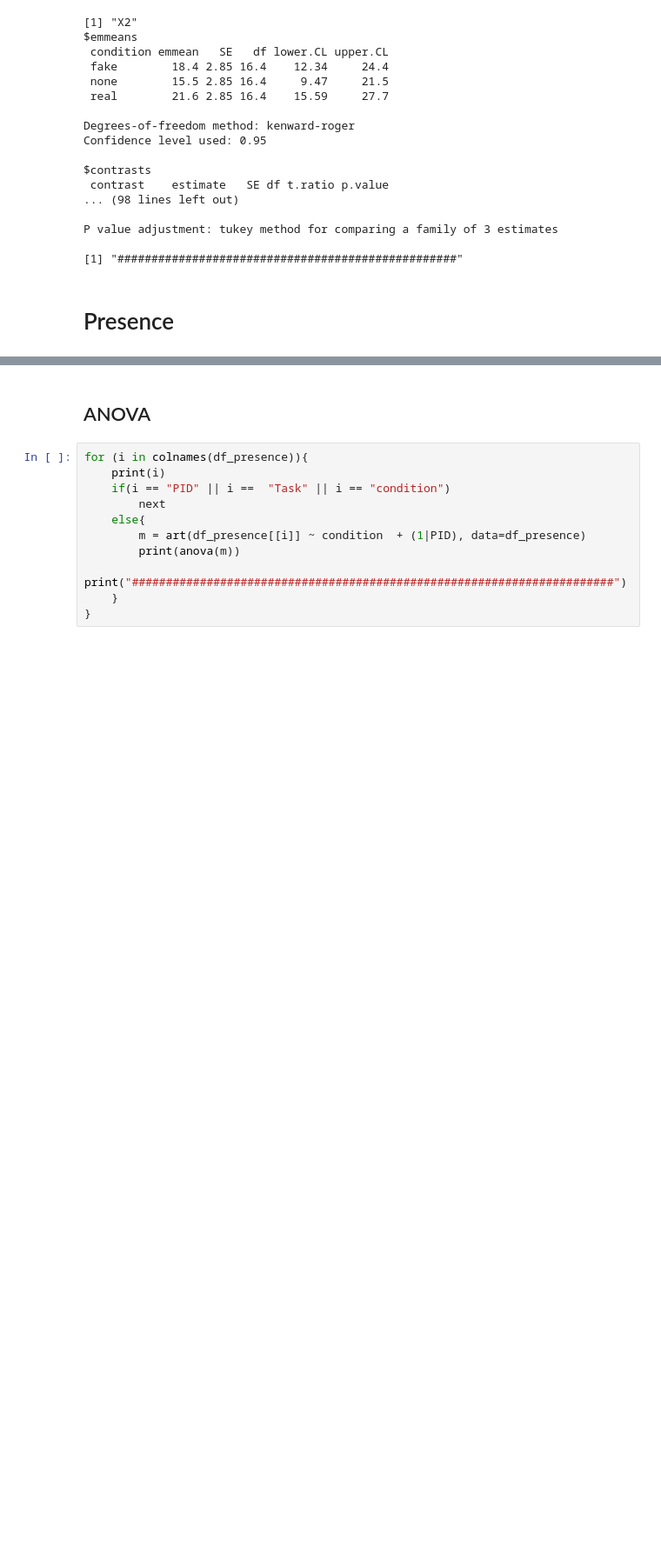
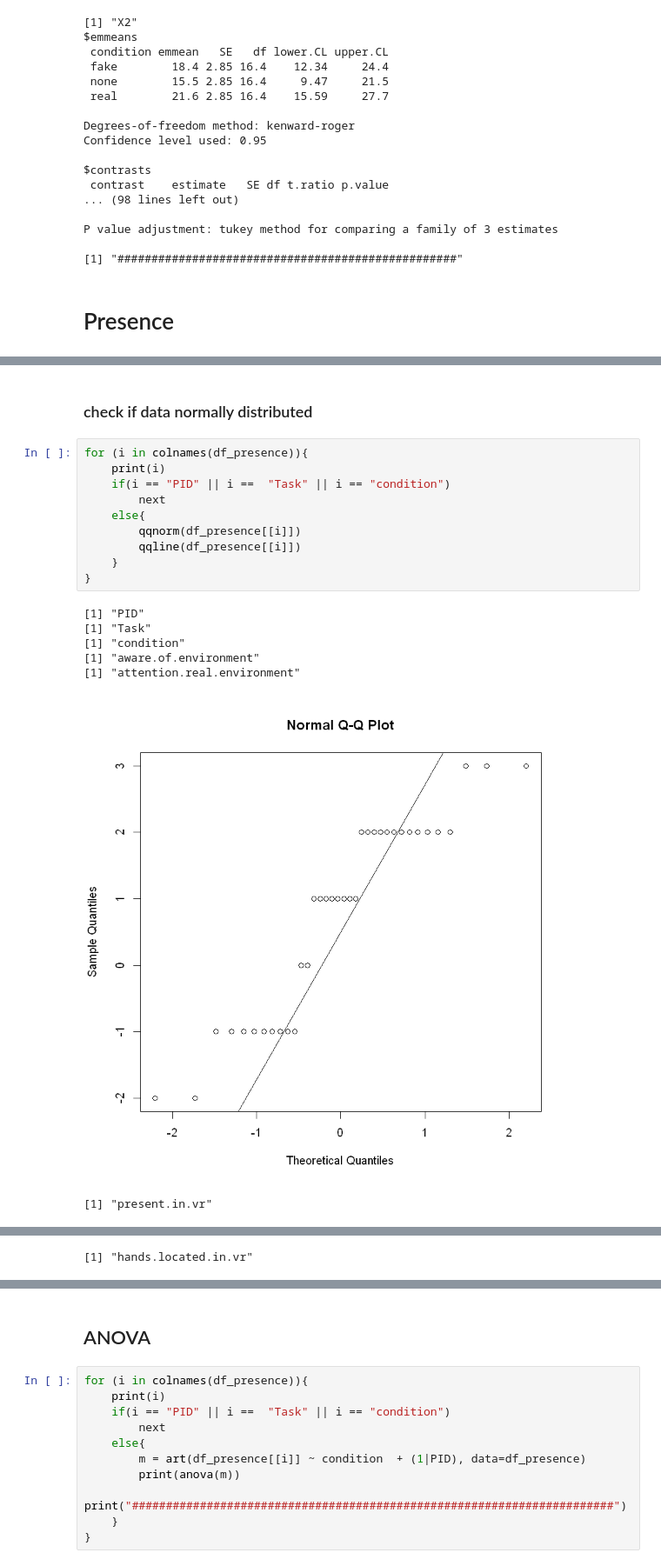
Before and after one commit to J0ekr/VR-Project-MeetingStudy, a Jupyter notebook: eval/StatisitcalTests.ipynb, the cells around one changed output, grey strips where cells are left out. Shown at 87% size. Cells and saved outputs as stored; diff of their text form; blank space fills up the shorter version.

```diff
--- a/eval/StatisitcalTests.ipynb
+++ b/eval/StatisitcalTests.ipynb
@@ -130,3 +169,23 @@ A data.frame: 36 × 7
 | 62 | 1 | fake | 1 | -2 | 1 | -2 |
 | 62 | 2 | real | 1 | -2 | -1 | -2 |
 | 62 | 3 | none | 2 | -2 | 1 | -2 |
+# %% [markdown]
+### check if data normally distributed
+# %%
+for (i in colnames(df_presence)){
+    print(i)
+    if(i == "PID" || i ==  "Task" || i == "condition")
+        next
+    else{
+        qqnorm(df_presence[[i]])
+        qqline(df_presence[[i]])
+    }
+}
+# %% [output]
+[1] "PID"
+[1] "Task"
+[1] "condition"
+[1] "aware.of.environment"
+[1] "attention.real.environment"
+[figure, added]
+[1] "present.in.vr"
@@ -132,0 +193 @@ A data.frame: 36 × 7
+[1] "hands.located.in.vr"
```
Also changed, not shown: parts of 9 cells of this notebook, 1 other file.
